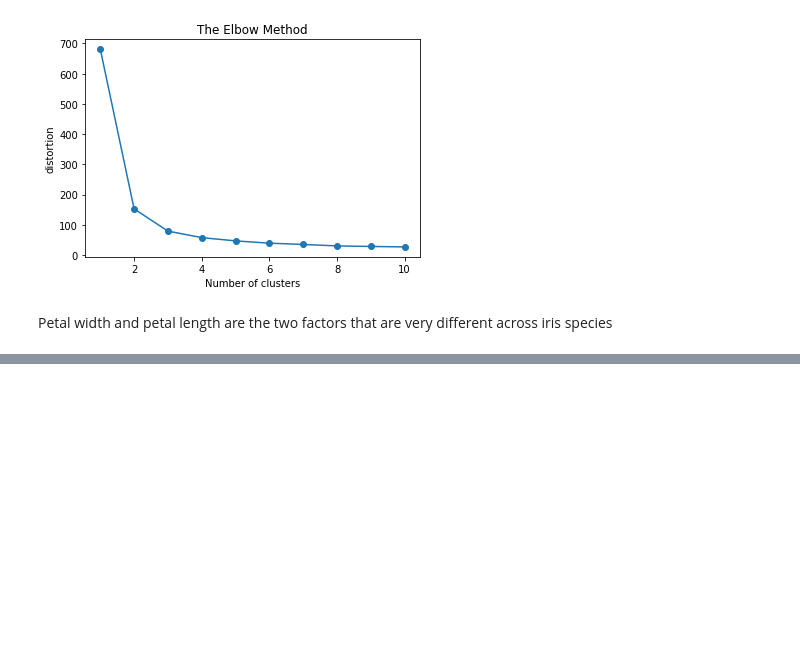
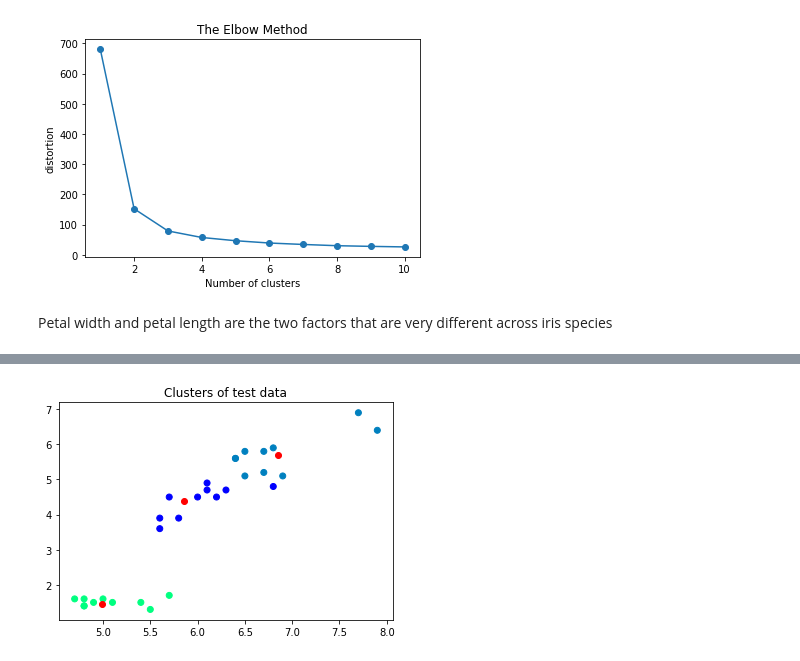
Before and after one commit to LordeUnicorn/kmeans, a Jupyter notebook: iris.ipynb, the cells around one changed output, grey strips where cells are left out. Cells and saved outputs as stored; diff of their text form; code cells hidden in the pictures; blank space fills up the shorter version.

```diff
--- a/iris.ipynb
+++ b/iris.ipynb
@@ -79,0 +86,7 @@ plt.scatter(centres[:,0] ,centres[:,1], color='red')
+# %%
+plt.scatter(x_test.iloc[:,0],x_test.iloc[:,1], c=model2.labels_, cmap='winter')
+plt.scatter(centres[:,0] ,centres[:,1], color='red')
+plt.title('Clusters of test data')
+plt.show()
+# %% [output]
+[figure, added]
```
Also changed, not shown: parts of 4 cells of this notebook.
